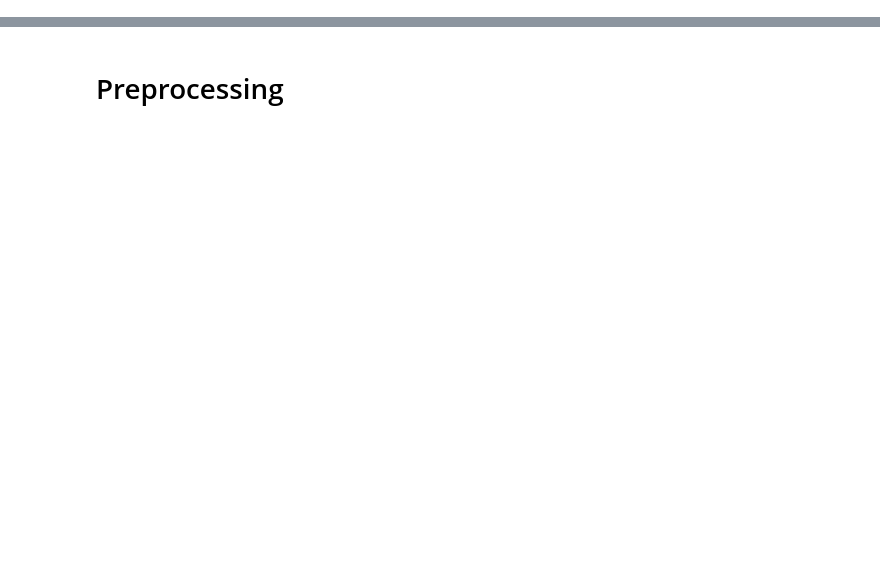
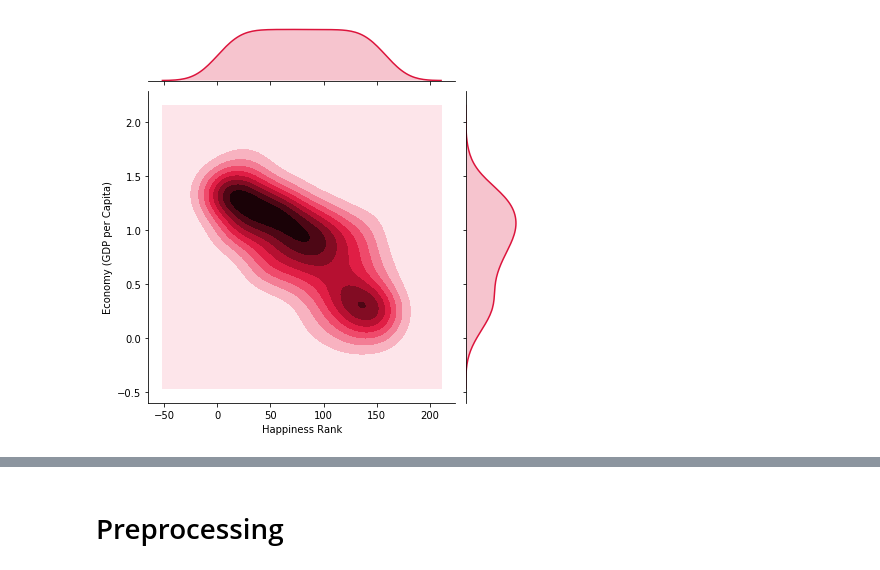
Before and after one commit to Gavin-Whitesitt/Project-2, a Jupyter notebook: Problem #1 Happiness .ipynb, the cells around one changed output, grey strips where cells are left out. Cells and saved outputs as stored; diff of their text form; code cells hidden in the pictures; blank space fills up the shorter version.

```diff
--- a/Problem #1 Happiness .ipynb
+++ b/Problem #1 Happiness .ipynb
@@ -77,0 +50,4 @@ happy_2017.head()
+# %%
+sns.jointplot("Happiness Rank", r"Economy (GDP per Capita)", data=happy_2015, kind='kde', color = 'crimson');
+# %% [output]
+[figure, added]
```
Also changed, not shown: parts of 24 cells of this notebook.
